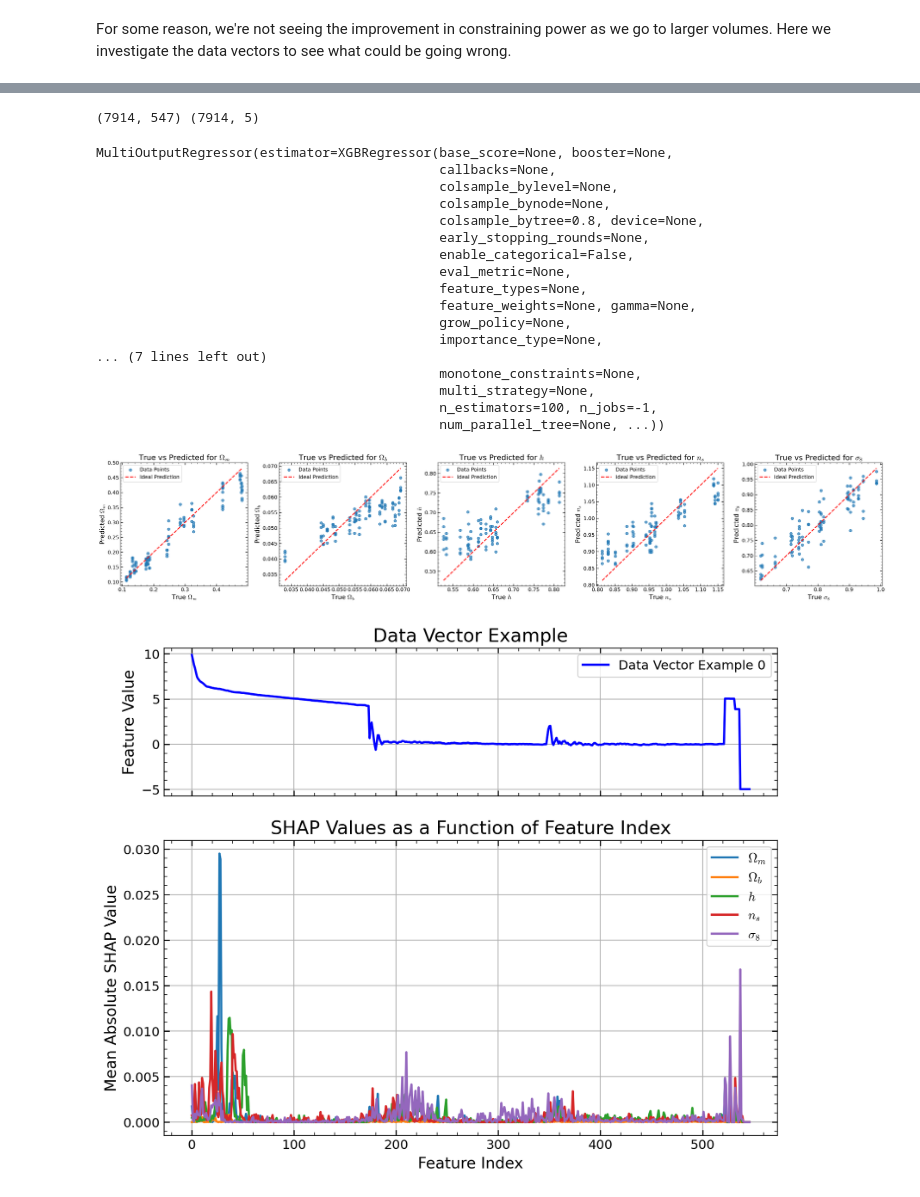
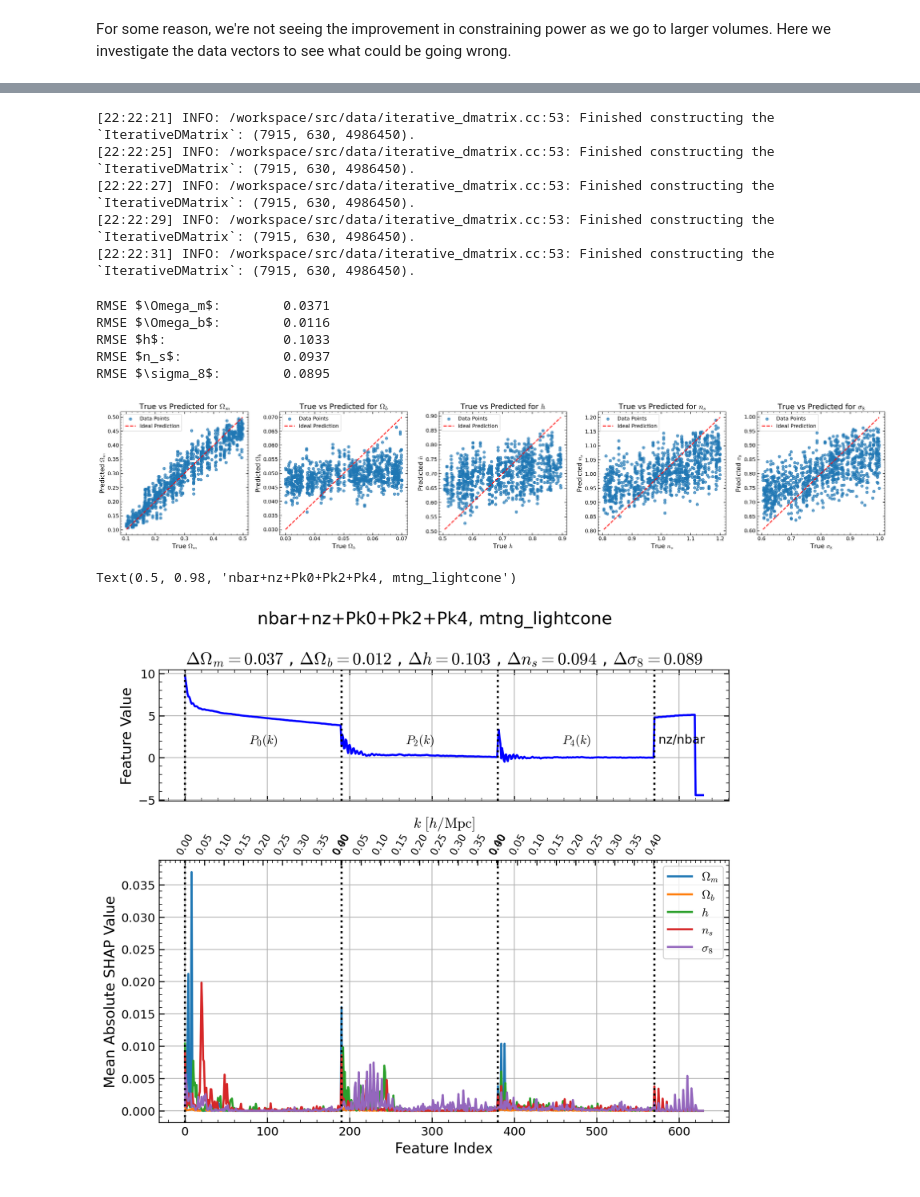
Before and after one commit to maho3/matts_tests, a Jupyter notebook: fix_scaling.ipynb, the cells around one changed output, grey strips where cells are left out. Saved outputs shown, nothing was run; the diff lists cells and outputs as text; code cells hidden in the pictures.

```diff
--- a/fix_scaling.ipynb
+++ b/fix_scaling.ipynb
@@ -177,9 +201,3 @@ Text(0.5, 0.98, 'nbar+nz+Pk0+Pk2+Pk4 sgc_lightcone')
-# %%
-xtrain = np.load(join(modeldir, 'x_train.npy'))
-thetatrain = np.load(join(modeldir, 'theta_train.npy'))
-print(xtrain.shape, thetatrain.shape)
-# %% [output]
-(7914, 547) (7914, 5)
 # %%
 import xgboost as xgb
 from sklearn.multioutput import MultiOutputRegressor
@@ -195,38 +213,31 @@ xgb_regressor = xgb.XGBRegressor(
     colsample_bytree=0.8,
     random_state=42,
     n_jobs=-1,
-    verbosity=1,
+    verbosity=2,
 )
 
 multi_output_model = MultiOutputRegressor(xgb_regressor)
 multi_output_model.fit(xtrain, thetatrain)
 target_names = cosmonames
 # %% [output]
-MultiOutputRegressor(estimator=XGBRegressor(base_score=None, booster=None,
-                                            callbacks=None,
-                                            colsample_bylevel=None,
-                                            colsample_bynode=None,
-                                            colsample_bytree=0.8, device=None,
-                                            early_stopping_rounds=None,
-                                            enable_categorical=False,
-                                            eval_metric=None,
-                                            feature_types=None,
-                                            feature_weights=None, gamma=None,
-                                            grow_policy=None,
-                                            importance_type=None,
-... (7 lines left out)
-                                            monotone_constraints=None,
-                                            multi_strategy=None,
-                                            n_estimators=100, n_jobs=-1,
-                                            num_parallel_tree=None, ...))
+[22:22:21] INFO: /workspace/src/data/iterative_dmatrix.cc:53: Finished constructing the `IterativeDMatrix`: (7915, 630, 4986450).
+[22:22:25] INFO: /workspace/src/data/iterative_dmatrix.cc:53: Finished constructing the `IterativeDMatrix`: (7915, 630, 4986450).
+[22:22:27] INFO: /workspace/src/data/iterative_dmatrix.cc:53: Finished constructing the `IterativeDMatrix`: (7915, 630, 4986450).
+[22:22:29] INFO: /workspace/src/data/iterative_dmatrix.cc:53: Finished constructing the `IterativeDMatrix`: (7915, 630, 4986450).
+[22:22:31] INFO: /workspace/src/data/iterative_dmatrix.cc:53: Finished constructing the `IterativeDMatrix`: (7915, 630, 4986450).
 # %%
 # Select a subset of the data for visualization
-subsample = 100
-xtrain_subset = xtrain[:subsample]
-thetatrain_subset = thetatrain[:subsample]
+subsample = 1000
+xtrain_subset = xtest[:subsample]
+thetatrain_subset = thetatest[:subsample]
 
 # Predict using the trained model
 predicted_values = multi_output_model.predict(xtrain_subset)
+
+# Calculate the global RMSE
+rmse = np.sqrt(np.mean((thetatrain_subset - predicted_values) ** 2, axis=0))
+for i, name in enumerate(target_names):
+    print(f"RMSE {name}:       \t{rmse[i]:.4f}")
 
 # Plot true vs predicted values for each target
 num_targets = thetatrain.shape[1]
@@ -247,43 +258,63 @@ for i, ax in enumerate(axs):
     ax.set_ylabel(f'Predicted {target_names[i]}')
     ax.legend()
     ax.set_title(f'True vs Predicted for {target_names[i]}')
-
 plt.tight_layout()
 plt.show()
 # %% [output]
+RMSE $\Omega_m$:        0.0371
+RMSE $\Omega_b$:        0.0116
+RMSE $h$:               0.1033
+RMSE $n_s$:             0.0937
+RMSE $\sigma_8$:        0.0895
-[figure, old version]
+[figure, new version]
 # %%
 fig, axs = plt.subplots(2, 1, figsize=(10, 8), sharex=True,
-                        gridspec_kw={'height_ratios': [1, 2]})
+                        gridspec_kw={'height_ratios': [1, 2], 'hspace': 0.3})
 
 # Top subplot: Data vector example
 ind = 0
 ax = axs[0]
 ax.plot(range(xtest.shape[1]), xtest[ind],
         label=f'Data Vector Example {ind}', color='blue')
 ax.set_ylabel('Feature Value')
-ax.legend()
 ax.grid()
-ax.set_title('Data Vector Example')
+ax.set_title(' , '.join([f'$\Delta {target_names[i][1:-1]} = {rmse[i]:.3f}$'
+                         for i in range(len(target_names))]))
+
 for i in range(4):
-    ax.axvline(i * Nk, color='k', ls=':', lw=0.5)
+    ax.axvline(i * Nk, color='k', ls=':', lw=2)
 for i in range(3):
     ax.text(i * Nk + Nk / 2, 1.7, f'$P_{{{2*i}}}(k)$',
             horizontalalignment='center', fontsize=12, color='k')
+ax.text(3*Nk + 5, 1.7, r'nz/nbar',
+        horizontalalignment='left', fontsize=12, color='k')
 
 # Bottom subplot: SHAP values as a function of feature index
 ax = axs[1]
 for i, estimator in enumerate(multi_output_model.estimators_):
     explainer = shap.TreeExplainer(estimator)
     shap_values = explainer.shap_values(xtrain)
     mean_shap_values = np.abs(shap_values).mean(axis=0)
     ax.plot(range(len(mean_shap_values)),
             mean_shap_values, label=f'{target_names[i]}')
 
 ax.set_xlabel('Feature Index')
 ax.set_ylabel('Mean Absolute SHAP Value')
-ax.set_title('SHAP Values as a Function of Feature Index')
 ax.legend()
 ax.grid()
+for i in range(4):
+    ax.axvline(i * Nk, color='k', ls=':', lw=2)
+
+ax2 = ax.twiny()
+ax2.set_xlim(ax.get_xlim())
+Nticks = (Nk//20)
+ax2.set_xticks(np.concatenate(
+    [i*Nk + np.linspace(0, Nk - 1, Nticks) for i in range(3)]))
+ticklabels = [f'{xk3D[i]:.2f}' for i in np.linspace(0, Nk-1, Nticks, dtype=int)]
+ax2.set_xticklabels(3*ticklabels, rotation=60, fontsize=10)
+ax2.set_xlabel(r'$k\ [h/\mathrm{Mpc}]$')
+
+fig.suptitle(modeldir.split('/')[-2] + ', ' + modeldir.split('/')[-3])
 # %% [output]
+Text(0.5, 0.98, 'nbar+nz+Pk0+Pk2+Pk4, mtng_lightcone')
-[figure, old version]
+[figure, new version]
```
Also changed, not shown: parts of 16 cells of this notebook, 1 other file.
